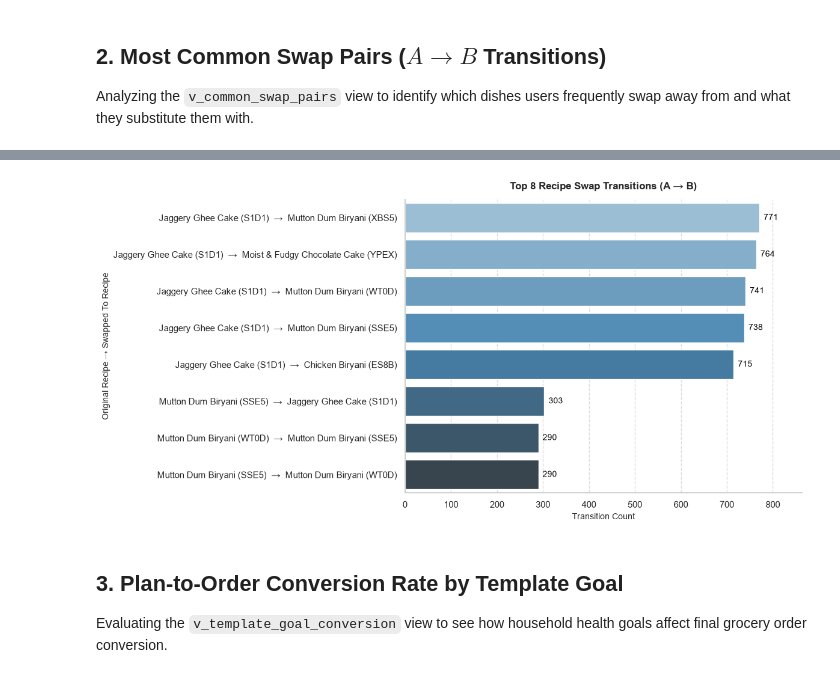
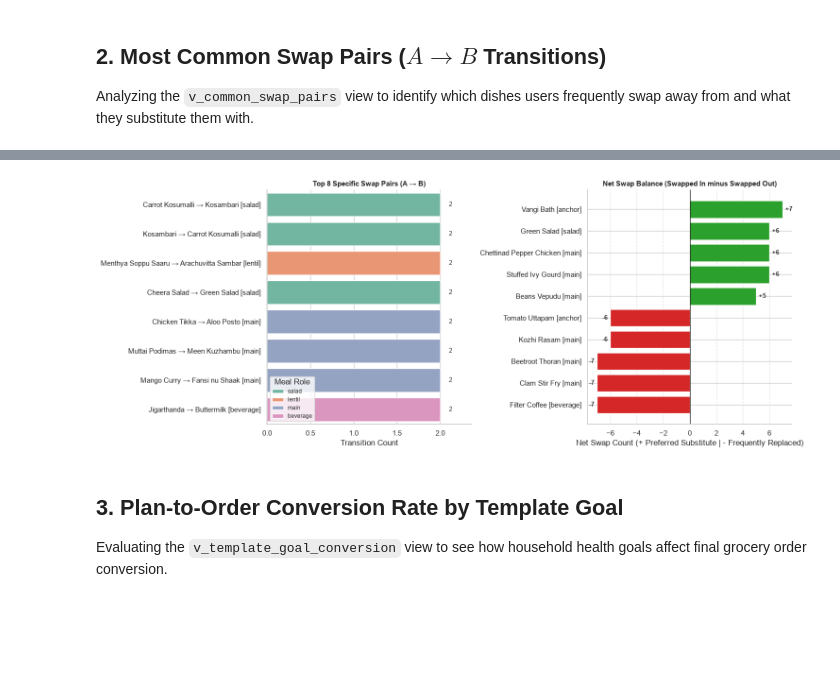
Before and after one commit to ChiranjeeviNanda/shopconnect-recommendation, a Jupyter notebook: notebooks/sql_analysis.ipynb, the cells around one changed output, grey strips where cells are left out. Drawn from its saved outputs; the diff is of its cells as text; code cells hidden in the pictures; blank space fills up the shorter version.

Commit message:
refactor(analytics): improve analysis graphs to show more information

```diff
--- a/notebooks/sql_analysis.ipynb
+++ b/notebooks/sql_analysis.ipynb
@@ -109,53 +276,70 @@ plt.show()
 ## 2. Most Common Swap Pairs ($A \rightarrow B$ Transitions)
 Analyzing the `v_common_swap_pairs` view to identify which dishes users frequently swap away from and what they substitute them with.
 # %%
-# Query top swap pairs from the view
-query_swap_pairs = "SELECT * FROM v_common_swap_pairs LIMIT 10;"
+# Query top swap pairs
+query_swap_pairs = "SELECT * FROM v_common_swap_pairs;"
 df_swap_pairs = pd.read_sql(query_swap_pairs, engine)
 
-display(df_swap_pairs)
+# Calculate net swap score per recipe across all recorded transitions
+out_counts = df_swap_pairs.groupby(['original_recipe_code', 'original_recipe_name', 'original_meal_role'])['transition_count'].sum().reset_index()
+out_counts.columns = ['recipe_code', 'recipe_name', 'meal_role', 'swapped_out']
 
-# Create readable transition labels (including short code suffix to distinguish identical dish names)
+in_counts = df_swap_pairs.groupby(['swapped_to_recipe_code', 'swapped_to_recipe_name', 'swapped_to_meal_role'])['transition_count'].sum().reset_index()
+in_counts.columns = ['recipe_code', 'recipe_name', 'meal_role', 'swapped_in']
+
+df_net_recipes = pd.merge(out_counts, in_counts, on=['recipe_code', 'recipe_name', 'meal_role'], how='outer').fillna(0)
+df_net_recipes['net_swap_score'] = df_net_recipes['swapped_in'] - df_net_recipes['swapped_out']
+df_net_recipes['label'] = df_net_recipes['recipe_name'] + ' [' + df_net_recipes['meal_role'] + ']'
+
+# Select top 5 most "Swapped Into" (Favorites) and top 5 most "Swapped Out Of" (Rejected)
+top_gainers = df_net_recipes.nlargest(5, 'net_swap_score')
+top_losers = df_net_recipes.nsmallest(5, 'net_swap_score')
+df_extremes = pd.concat([top_gainers, top_losers]).drop_duplicates().sort_values('net_swap_score', ascending=True)
+
+fig, (ax1, ax2) = plt.subplots(1, 2, figsize=(15, 6))
+
+# Panel 1: Top 8 Specific Pair Transitions
 top_swaps = df_swap_pairs.head(8).copy()
 top_swaps['transition_label'] = (
-    top_swaps['original_recipe_name'] + ' (' + top_swaps['original_recipe_code'].str[-4:] + ')  →  ' +
-    top_swaps['swapped_to_recipe_name'] + ' (' + top_swaps['swapped_to_recipe_code'].str[-4:] + ')'
+    top_swaps['original_recipe_name'] + ' → ' + top_swaps['swapped_to_recipe_name'] +
+    ' [' + top_swaps['original_meal_role'] + ']'
 )
 
-# Plot top transition pairs as a horizontal bar chart
-plt.figure(figsize=(12, 6))
-ax = sns.barplot(
+display(top_swaps[['transition_label', 'transition_count', 'original_meal_role']])
+display(df_extremes[['label', 'net_swap_score']])
+
+sns.barplot(
     data=top_swaps,
     x='transition_count',
     y='transition_label',
-    palette='Blues_d',
-    hue='transition_label',
-    legend=False
+    hue='original_meal_role',
+    dodge=False,
+    palette='Set2',
+    ax=ax1
 )
+ax1.set_title('Top 8 Specific Swap Pairs (A → B)', fontsize=11, weight='bold')
+ax1.set_xlabel('Transition Count')
+ax1.set_ylabel('')
+ax1.set_xlim(0, top_swaps['transition_count'].max() * 1.18)
+ax1.legend(title='Meal Role', loc='lower left', fontsize=8.5)
+for p in ax1.patches:
+    w = p.get_width()
+    if w > 0:
+        ax1.annotate(f'{int(w)}', (w + 0.1, p.get_y() + p.get_height()/2), va='center', fontsize=9)
 
-plt.title('Top 8 Recipe Swap Transitions (A → B)', fontsize=12, weight='bold', pad=12)
-plt.xlabel('Transition Count', fontsize=10)
-plt.ylabel('Original Recipe → Swapped To Recipe', fontsize=10)
+# Panel 2: Diverging Bar Chart of Net Swap Gain/Loss
+colors = ['#d62728' if x < 0 else '#2ca02c' for x in df_extremes['net_swap_score']]
+ax2.barh(df_extremes['label'], df_extremes['net_swap_score'], color=colors)
+ax2.axvline(0, color='black', linewidth=0.9)
+ax2.set_title('Net Swap Balance (Swapped In minus Swapped Out)', fontsize=11, weight='bold')
+ax2.set_xlabel('Net Swap Count (+ Preferred Substitute | - Frequently Replaced)')
+ax2.grid(axis='x', linestyle='--', alpha=0.5)
 
-# Add headroom on the x-axis for data labels
-max_count = top_swaps['transition_count'].max()
-plt.xlim(0, max_count * 1.12)
+for i, val in enumerate(df_extremes['net_swap_score']):
+    offset = 0.2 if val >= 0 else -0.2
+    ha = 'left' if val >= 0 else 'right'
+    ax2.text(val + offset, i, f'{int(val):+d}', va='center', ha=ha, fontsize=9, fontweight='bold')
 
-# Add data labels to the right of each horizontal bar
-for p in ax.patches:
-    width = p.get_width()
-    ax.annotate(
-        f'{int(width):,}',
-        (width, p.get_y() + p.get_height() / 2.0),
-        ha='left',
-        va='center',
-        fontsize=10,
-        color='black',
-        xytext=(5, 0),
-        textcoords='offset points'
-    )
-
-plt.grid(axis='x', linestyle='--', alpha=0.7)
 sns.despine()
 plt.tight_layout()
 plt.show()
@@ -174,4 +367,4 @@ plt.show()
-[figure, old version]
+[figure, new version]
 # %% [markdown]
 ## 3. Plan-to-Order Conversion Rate by Template Goal
 Evaluating the `v_template_goal_conversion` view to see how household health goals affect final grocery order conversion.
```
Also changed, not shown: parts of 5 cells of this notebook, 1 other file.
